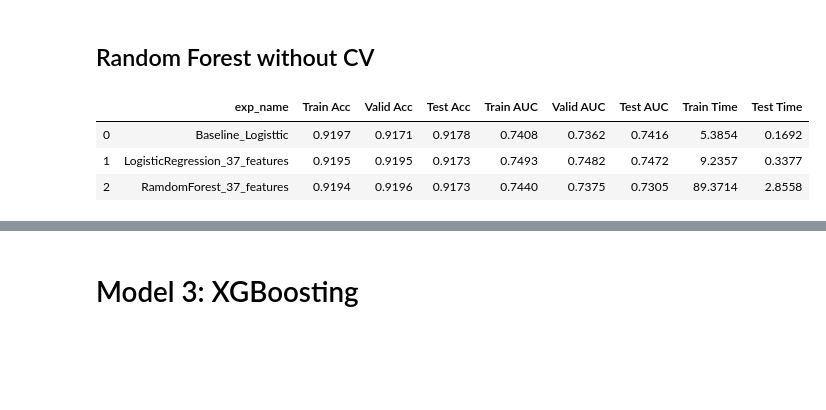
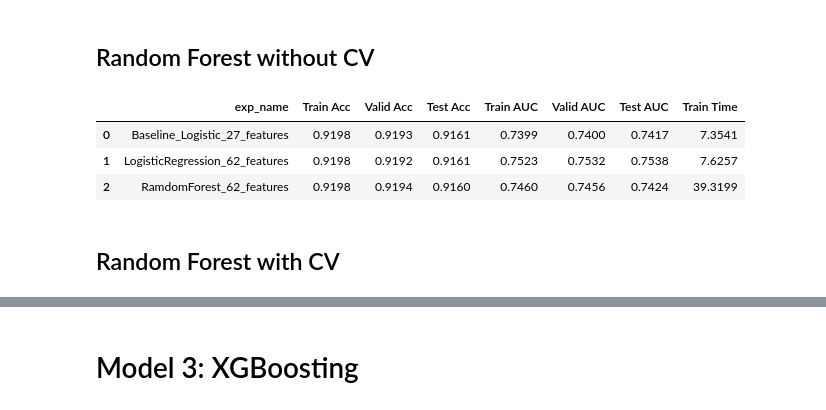
Before and after one commit to kpimparkar/SP20_AML_Project, a Jupyter notebook: Group11_Phase2_Notebook.ipynb, the cells around one changed output, grey strips where cells are left out. Drawn from its saved outputs; the diff is of its cells as text; code cells hidden in the pictures; blank space fills up the shorter version.

```diff
--- a/Group11_Phase2_Notebook.ipynb
+++ b/Group11_Phase2_Notebook.ipynb
@@ -2111,7 +2149,7 @@ Index(['SK_ID_CURR', 'TARGET', 'DAYS_REGISTRATION', 'FLAG_DOCUMENT_3',
 # %%
 X_train = df_train_selected[selected_features]
 y_train = df_train_selected['TARGET']
-X_train, X_valid, y_train, y_valid = train_test_split(X_train, y_train, test_size=0.3,  random_state=42)
+X_train, X_valid, y_train, y_valid = train_test_split(X_train, y_train, test_size=0.15,  random_state=42)
 X_train, X_test, y_train, y_test = train_test_split(X_train, y_train, test_size=0.15, random_state=42)
 X_kaggle_test= df_test_selected[selected_features]
 
@@ -2218,7 +2260,6 @@ data_prep_pipeline = FeatureUnion(transformer_list=[
 from time import time
 start = time()
 
-# %%time
 np.random.seed(42)
 full_pipeline_with_predictor = Pipeline([
         ("preparation", data_prep_pipeline),
@@ -2226,25 +2267,20 @@ full_pipeline_with_predictor = Pipeline([
     ])
 
 
-model = full_pipeline_with_predictor.fit(X_train, y_train)
+model_1 = full_pipeline_with_predictor.fit(X_train, y_train)
 train_time = np.round(time() - start, 4)
 # %%
 from sklearn.metrics import accuracy_score, roc_auc_score
 
-start = time()
-y_predict=model.predict(X_test)
-test_time = np.round(time() - start, 4)
-
 exp_name = f"LogisticRegression_{len(selected_features)}_features"
 expLog.loc[len(expLog)] = [f"{exp_name}"] + list(np.round(
-               [accuracy_score(y_train, model.predict(X_train)),
-                accuracy_score(y_valid, model.predict(X_valid)),
-                accuracy_score(y_test, y_predict),
-                roc_auc_score(y_train, model.predict_proba(X_train)[:, 1]),
-                roc_auc_score(y_valid, model.predict_proba(X_valid)[:, 1]),
-                roc_auc_score(y_test, model.predict_proba(X_test)[:, 1]),
-                train_time,
-                test_time,
+               [accuracy_score(y_train, model_1.predict(X_train)),
+                accuracy_score(y_valid, model_1.predict(X_valid)),
+                accuracy_score(y_test, model_1.predict(X_test)),
+                roc_auc_score(y_train, model_1.predict_proba(X_train)[:, 1]),
+                roc_auc_score(y_valid, model_1.predict_proba(X_valid)[:, 1]),
+                roc_auc_score(y_test, model_1.predict_proba(X_test)[:, 1]),
+                train_time
                 ],4))
 
 expLog
@@ -2270,31 +2306,26 @@ full_pipeline_with_predictor = Pipeline([
     ])
 
 
-model = full_pipeline_with_predictor.fit(X_train, y_train)
+model_2 = full_pipeline_with_predictor.fit(X_train, y_train)
 
 train_time = np.round(time() - start, 4)
 # %%
 from sklearn.metrics import accuracy_score, roc_auc_score
 
-start = time()
-y_predict=model.predict(X_test)
-test_time = np.round(time() - start, 4)
-
 exp_name = f"RamdomForest_{len(selected_features)}_features"
 expLog.loc[len(expLog)] = [f"{exp_name}"] + list(np.round(
-               [accuracy_score(y_train, model.predict(X_train)),
-                accuracy_score(y_valid, model.predict(X_valid)),
-                accuracy_score(y_test, y_predict),
-                roc_auc_score(y_train, model.predict_proba(X_train)[:, 1]),
-                roc_auc_score(y_valid, model.predict_proba(X_valid)[:, 1]),
-                roc_auc_score(y_test, model.predict_proba(X_test)[:, 1]),
-                train_time,
-                test_time,
+               [accuracy_score(y_train, model_2.predict(X_train)),
+                accuracy_score(y_valid, model_2.predict(X_valid)),
+                accuracy_score(y_test, model_2.predict(X_test)),
+                roc_auc_score(y_train, model_2.predict_proba(X_train)[:, 1]),
+                roc_auc_score(y_valid, model_2.predict_proba(X_valid)[:, 1]),
+                roc_auc_score(y_test, model_2.predict_proba(X_test)[:, 1]),
+                train_time
                 ],4))
 
 expLog
 # %% [output]
-|  | exp_name | Train Acc | Valid Acc | Test Acc | Train AUC | Valid AUC | Test AUC | Train Time | Test Time |
-| 0 | Baseline_Logisttic | 0.9197 | 0.9171 | 0.9178 | 0.7408 | 0.7362 | 0.7416 | 5.3854 | 0.1692 |
-| 1 | LogisticRegression_37_features | 0.9195 | 0.9195 | 0.9173 | 0.7493 | 0.7482 | 0.7472 | 9.2357 | 0.3377 |
-| 2 | RamdomForest_37_features | 0.9194 | 0.9196 | 0.9173 | 0.7440 | 0.7375 | 0.7305 | 89.3714 | 2.8558 |
+|  | exp_name | Train Acc | Valid Acc | Test Acc | Train AUC | Valid AUC | Test AUC | Train Time |
+| 0 | Baseline_Logistic_27_features | 0.9198 | 0.9193 | 0.9161 | 0.7399 | 0.7400 | 0.7417 | 7.3541 |
+| 1 | LogisticRegression_62_features | 0.9198 | 0.9192 | 0.9161 | 0.7523 | 0.7532 | 0.7538 | 7.6257 |
+| 2 | RamdomForest_62_features | 0.9198 | 0.9194 | 0.9160 | 0.7460 | 0.7456 | 0.7424 | 39.3199 |
@@ -2303 +2332,3 @@ expLog
+# %% [markdown]
+## Random Forest with CV
 # %%
```
Also changed, not shown: parts of 37 cells of this notebook.
